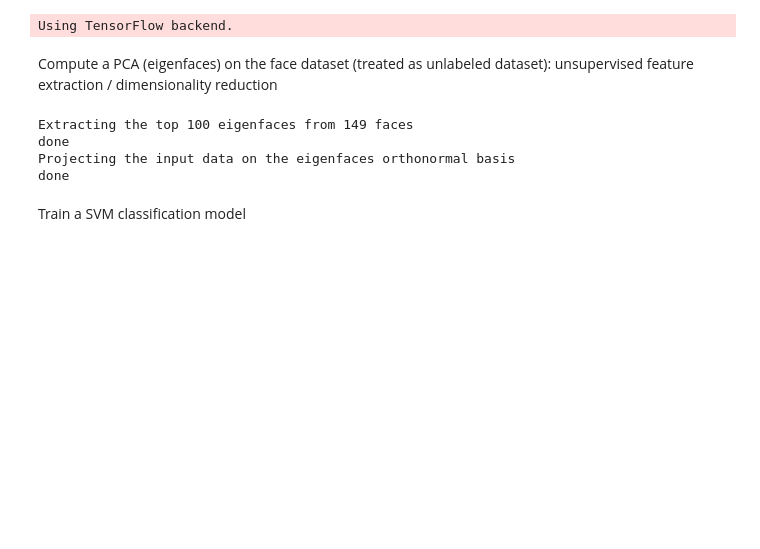
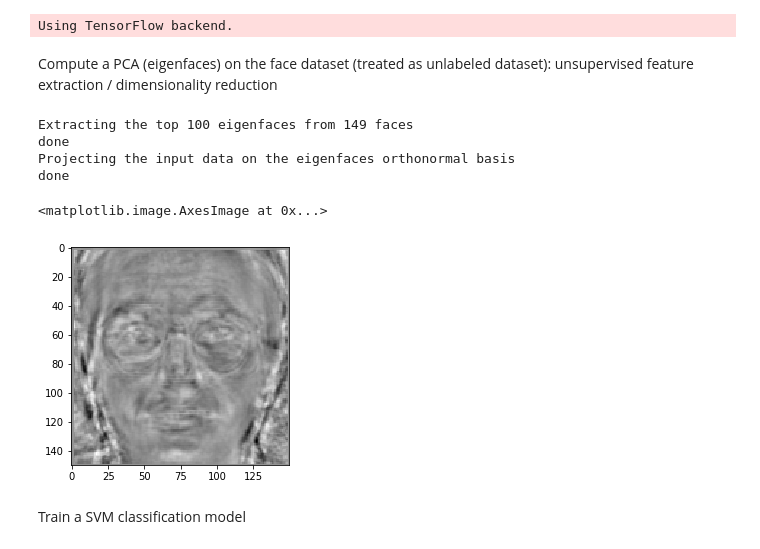
Before and after one commit to JakeBx/face_rec_DL_demo, a Jupyter notebook: Eigenfaces.ipynb, the cells around one changed output. Cells and saved outputs as stored; diff of their text form; code cells hidden in the pictures; blank space fills up the shorter version.

Commit message:
print eigenface

```diff
--- a/Eigenfaces.ipynb
+++ b/Eigenfaces.ipynb
@@ -99,6 +99,11 @@ Extracting the top 100 eigenfaces from 149 faces
 done
 Projecting the input data on the eigenfaces orthonormal basis
 done
+# %%
+plt.imshow(eigenfaces[np.random.randint(100)].reshape((h,w)), cmap='gray')
+# %% [output]
+<matplotlib.image.AxesImage at 0x...>
+[figure, added]
 # %% [markdown]
 Train a SVM classification model
 # %%
```
Also changed, not shown: parts of 2 cells of this notebook.
